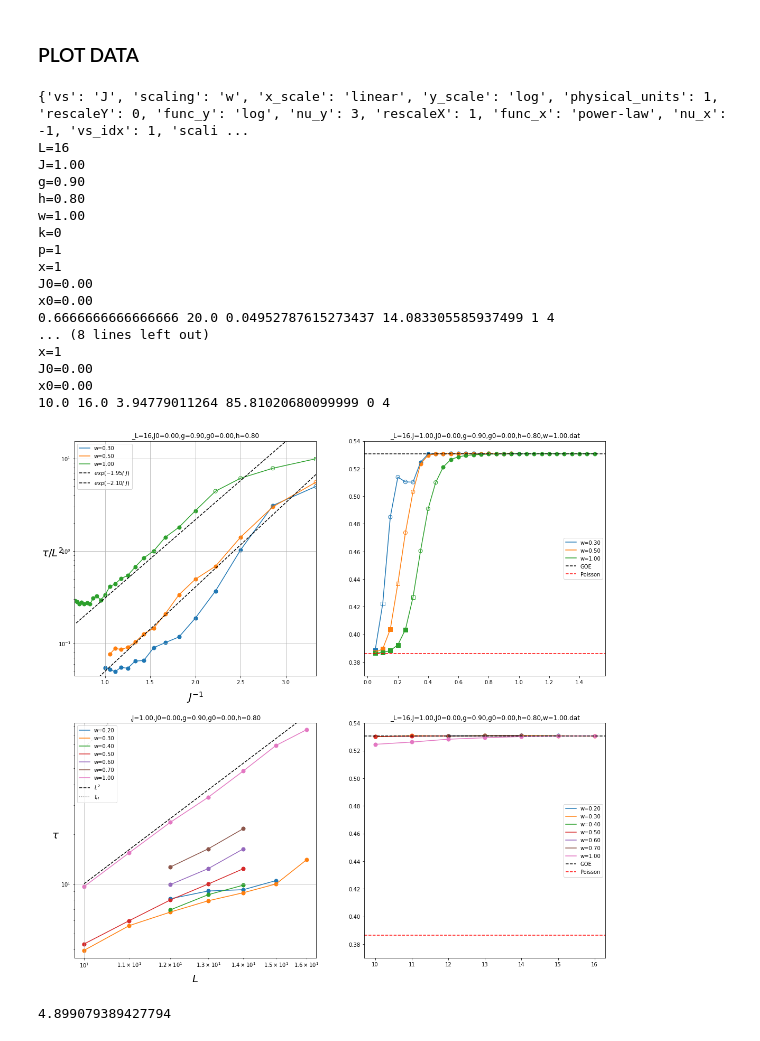
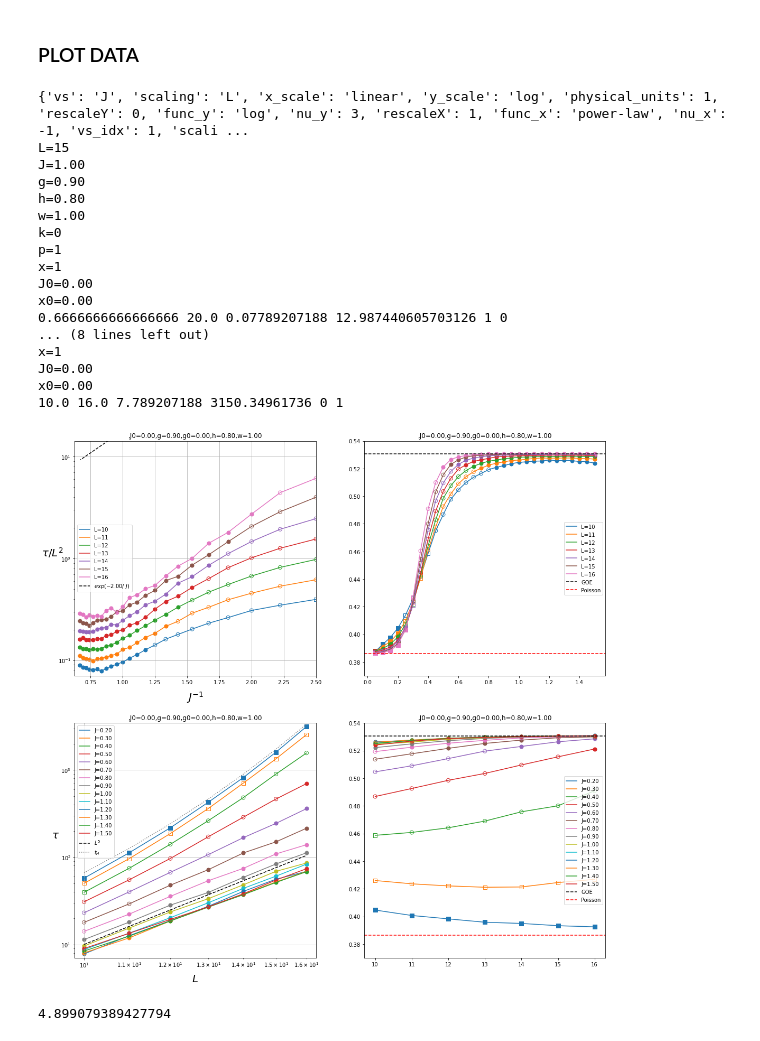
Before and after one commit to makskliczkowski/Transverse_Ising_ETH, a Jupyter notebook: IsignTransverse_ETH/Python/sff_thouless.ipynb, the cells around one changed output. Saved outputs shown, nothing was run; the diff lists cells and outputs as text; code cells hidden in the pictures.

```diff
--- a/IsignTransverse_ETH/Python/sff_thouless.ipynb
+++ b/IsignTransverse_ETH/Python/sff_thouless.ipynb
@@ -73,51 +73,51 @@ thouless.plot(axis1, axis2)
 x = np.array(range(10, 150)) / 100.
 sclabel = cf.plot_settings.settings['vs']
 #axis1.plot(cf.plot_settings.rescale(x, 'x'), (4e1 / x**2), ls='--', color='red', label=r"${%s}^{4.7}$"%sclabel)
-a=1.95;  axis1.plot(cf.plot_settings.rescale(x, 'x'), 3.1e-1*np.exp(a / x - a), ls='--', color='black', label=r"$exp(-%.2f /\ {%s})$"%(a,sclabel))
-a=2.1;  axis1.plot(cf.plot_settings.rescale(x, 'x'), 5.e-2*np.exp(a / x - a), ls='--', color='black', label=r"$exp(-%.2f /\ {%s})$"%(a,sclabel))
+a=1.80;  axis1.plot(cf.plot_settings.rescale(x, 'x'), 3.1e-1*np.exp(a / x - a), ls='--', color='black', label=r"$exp(-%.2f /\ {%s})$"%(a,sclabel))
+#a=2.1;  axis1.plot(cf.plot_settings.rescale(x, 'x'), 5.e-2*np.exp(a / x - a), ls='--', color='black', label=r"$exp(-%.2f /\ {%s})$"%(a,sclabel))
 #axis1.plot(cf.plot_settings.rescale(x, 'x'), 1.2e1*np.exp(0.6 / x**2 - 1), ls='--', color='black', label=r"$exp(-0.6 /\ {%s}^2)$"%sclabel)
 
-axis1.set_xlim([cf.plot_settings.rescale(1.51), cf.plot_settings.rescale(0.3)])
+axis1.set_xlim([cf.plot_settings.rescale(1.6), cf.plot_settings.rescale(0.4)])
 axis1.legend()
 
 new_settings = cf.plot_settings
 new_settings.set_vs('L')
-new_settings.set_scaling('w')
+new_settings.set_scaling('J')
 new_settings.set_x_rescale(rescale = 0)
 new_settings.set_scales(xscale = 'log', yscale = 'log')
 cf.set_params(_w=1.0)
 thouless.plot(axis3, axis4, new_settings.settings)
 
 def heisenberg_time(system_size):
     dim = 2**system_size
     chi = 0.341345
     return (chi * dim) / ( system_size**(0.5)  * np.sqrt(cf.J * cf.J + cf.h * cf.h + cf.g * cf.g + (cf.w * cf.w + cf.g0 * cf.g0 + cf.J0 * cf.J0) / 3.) )
 x = np.array(range(10, 17)).astype(np.float)
 sclabel = new_settings.settings['vs']
 #axis3.plot(cf.plot_settings.rescale(x, 'x'), (6e0* (x/10.)**(-1.)), ls='--', color='red', label=r"${%s}^{-1}$"%sclabel)
 n = 5;  axis3.plot(cf.plot_settings.rescale(x, 'x'), (1e1* (x/10.)**n), ls='--', color='black', label=r"${%s}^{%d}$"%(sclabel, n))
 axis3.plot(cf.plot_settings.rescale(x, 'x'), heisenberg_time(x), ls=':', color='gray', label=r"$t_H$")
 axis3.legend()
 plt.show()
 
 print(np.log(10) / np.log(1.6))
 # %% [output]
-{'vs': 'J', 'scaling': 'w', 'x_scale': 'linear', 'y_scale': 'log', 'physical_units': 1, 'rescaleY': 0, 'func_y': 'log', 'nu_y': 3, 'rescaleX': 1, 'func_x': 'power-law', 'nu_x': -1, 'vs_idx': 1, 'scali ...
-L=16
+{'vs': 'J', 'scaling': 'L', 'x_scale': 'linear', 'y_scale': 'log', 'physical_units': 1, 'rescaleY': 0, 'func_y': 'log', 'nu_y': 3, 'rescaleX': 1, 'func_x': 'power-law', 'nu_x': -1, 'vs_idx': 1, 'scali ...
+L=15
 J=1.00
 g=0.90
 h=0.80
 w=1.00
 k=0
 p=1
 x=1
 J0=0.00
 x0=0.00
-0.6666666666666666 20.0 0.04952787615273437 14.083305585937499 1 4
+0.6666666666666666 20.0 0.07789207188 12.987440605703126 1 0
 ... (8 lines left out)
 x=1
 J0=0.00
 x0=0.00
-10.0 16.0 3.94779011264 85.81020680099999 0 4
+10.0 16.0 7.789207188 3150.34961736 0 1
-[figure, old version]
+[figure, new version]
 4.899079389427794
```
Also changed, not shown: parts of 1 cell of this notebook, 8 other files.
